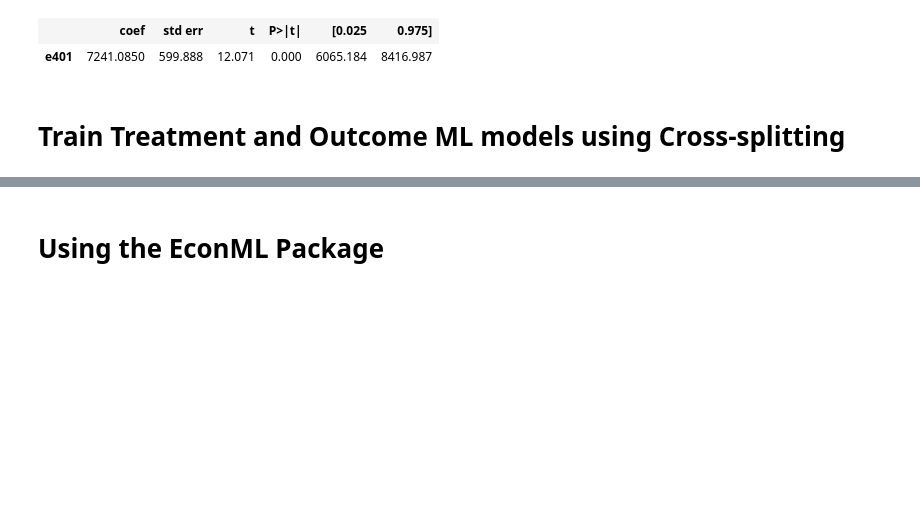
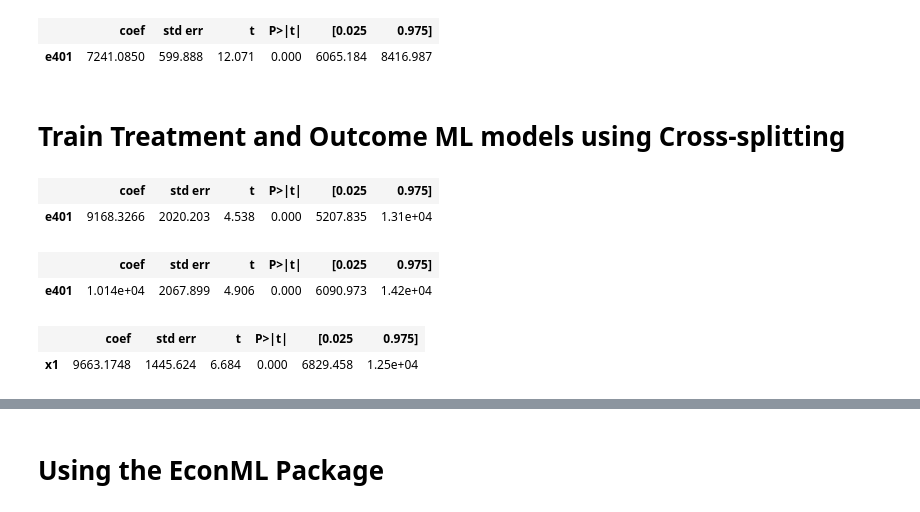
Before and after one commit to rodonn/causal, a Jupyter notebook: notebooks/session_4/2_DML.ipynb, the cells around one changed output, grey strips where cells are left out. Drawn from its saved outputs; the diff is of its cells as text; code cells hidden in the pictures; blank space fills up the shorter version.

```diff
--- a/notebooks/session_4/2_DML.ipynb
+++ b/notebooks/session_4/2_DML.ipynb
@@ -172,3 +174,50 @@ sm.OLS(Y_resid, T_resid).fit().summary().tables[1]
 | e401 | 7241.0850 | 599.888 | 12.071 | 0.000 | 6065.184 | 8416.987 |
 # %% [markdown]
 # Train Treatment and Outcome ML models using Cross-splitting
+# %%
+# Cross_val_predict splits the data into 2 parts and then returns out-of-sample predictions for each part (trained on the other part)
+df1, df2 = train_test_split(df, test_size=0.5, random_state=0)
+
+# Fit model to predict T on first half
+treatment_model_1 = XGBClassifier()
+treatment_model_1.fit(df1[X], df1[T])
+T_pred_2 = treatment_model_1.predict_proba(df2[X])[:,1]
+T_resid_2 = df2[T] - T_pred_2
+
+# Fit model to predict T on second half
+treatment_model_2 = XGBClassifier()
+treatment_model_2.fit(df2[X], df2[T])
+T_pred_1 = treatment_model_2.predict_proba(df1[X])[:,1]
+T_resid_1 = df1[T] - T_pred_1
+
+# Fit model to predict Y on first half
+outcome_model_1 = XGBRegressor()
+outcome_model_1.fit(df1[X], df1[Y])
+Y_pred_2 = outcome_model_1.predict(df2[X])
+Y_resid_2 = df2[Y] - Y_pred_2
+
+# Fit model to predict Y on second half
+outcome_model_2 = XGBRegressor()
+outcome_model_2.fit(df2[X], df2[Y])
+Y_pred_1 = outcome_model_2.predict(df1[X])
+Y_resid_1 = df1[Y] - Y_pred_1
+# %%
+# Results from first half, using predictions from second half
+sm.OLS(Y_resid_1, T_resid_1).fit().summary().tables[1]
+# %% [output]
+|  | coef | std err | t | P>|t| | [0.025 | 0.975] |
+| e401 | 9168.3266 | 2020.203 | 4.538 | 0.000 | 5207.835 | 1.31e+04 |
+# %%
+# Results from second half, using predictions from first half
+sm.OLS(Y_resid_2, T_resid_2).fit().summary().tables[1]
+# %% [output]
+|  | coef | std err | t | P>|t| | [0.025 | 0.975] |
+| e401 | 1.014e+04 | 2067.899 | 4.906 | 0.000 | 6090.973 | 1.42e+04 |
+# %%
+# Stacking the results from the two halves and then fitting the final model
+T_resid_stacked = np.hstack([T_resid_1, T_resid_2])
+Y_resid_stacked = np.hstack([Y_resid_1, Y_resid_2])
+sm.OLS(Y_resid_stacked, T_resid_stacked).fit().summary().tables[1]
+# %% [output]
+|  | coef | std err | t | P>|t| | [0.025 | 0.975] |
+| x1 | 9663.1748 | 1445.624 | 6.684 | 0.000 | 6829.458 | 1.25e+04 |
```
Also changed, not shown: parts of 8 cells of this notebook, 3 other files.
